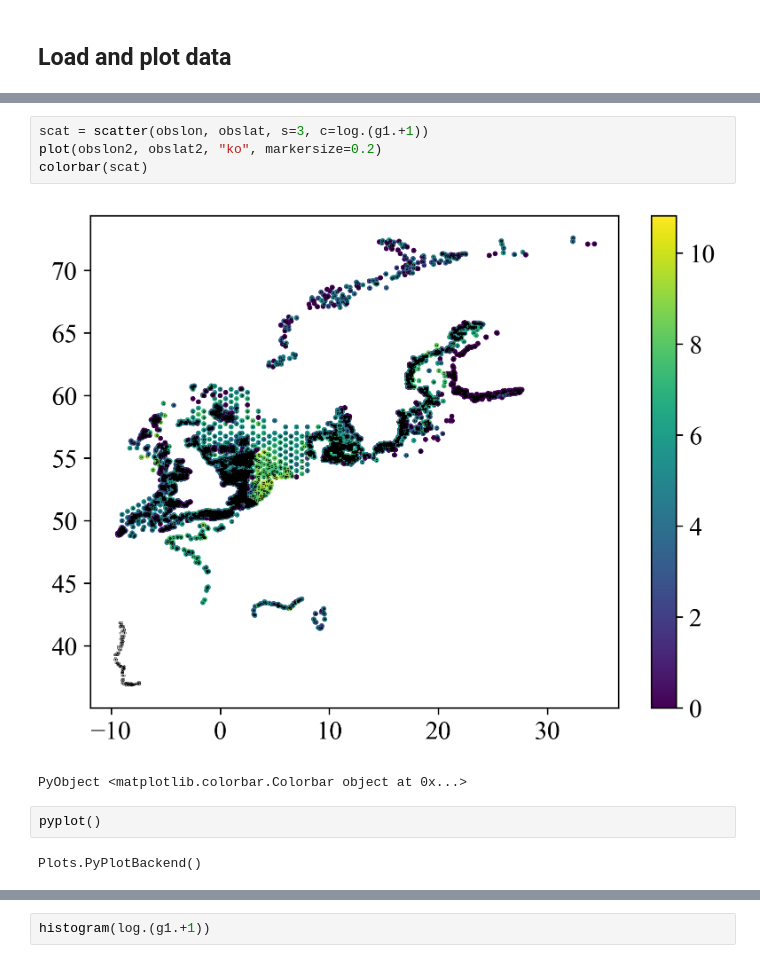
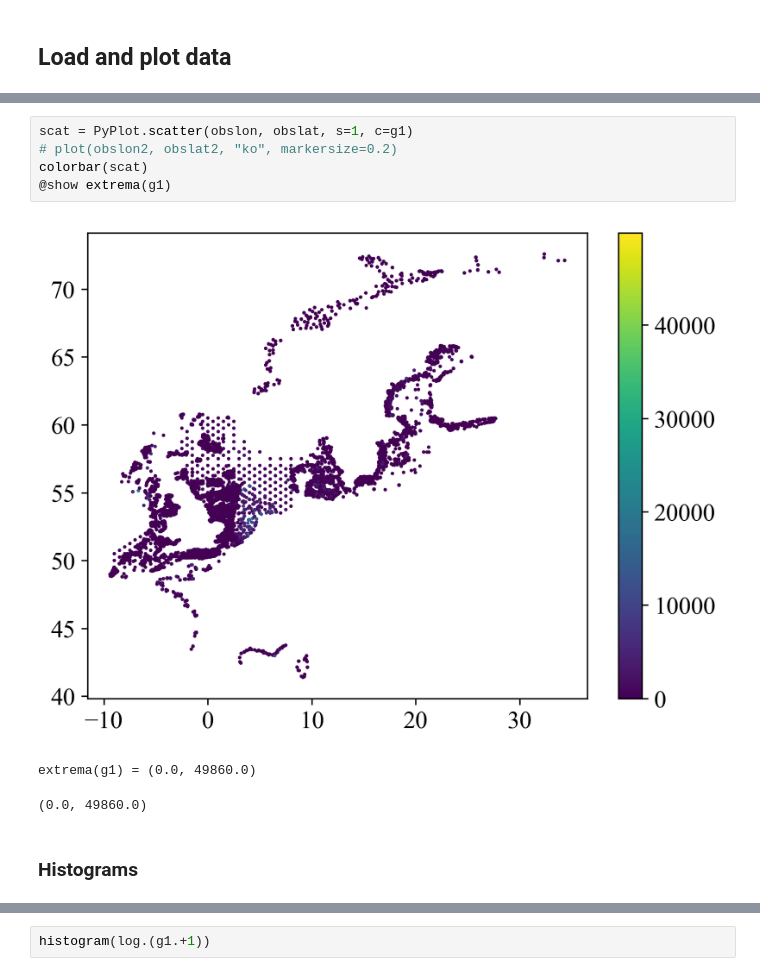
Before and after one commit to gher-uliege/DIVAndNN.jl, a Jupyter notebook: notebooks/make_benthos_products_tests.ipynb, the cells around one changed output, grey strips where cells are left out. Saved outputs shown, nothing was run; the diff lists cells and outputs as text.

```diff
--- a/notebooks/make_benthos_products_tests.ipynb
+++ b/notebooks/make_benthos_products_tests.ipynb
@@ -65,12 +68,12 @@ obslon2, obslat2, _ , _ , _ = read_benthos(fname);
 # %%
-scat = scatter(obslon, obslat, s=3, c=log.(g1.+1))
-plot(obslon2, obslat2, "ko", markersize=0.2)
+scat = PyPlot.scatter(obslon, obslat, s=1, c=g1)
+# plot(obslon2, obslat2, "ko", markersize=0.2)
 colorbar(scat)
+@show extrema(g1)
 # %% [output]
-[figure, old version]
+[figure, new version]
-PyObject <matplotlib.colorbar.Colorbar object at 0x...>
+extrema(g1) = (0.0, 49860.0)
+(0.0, 49860.0)
-# %%
-pyplot()
-# %% [output]
-Plots.PyPlotBackend()
+# %% [markdown]
+### Histograms
 # %%
```
Also changed, not shown: parts of 43 cells of this notebook.
